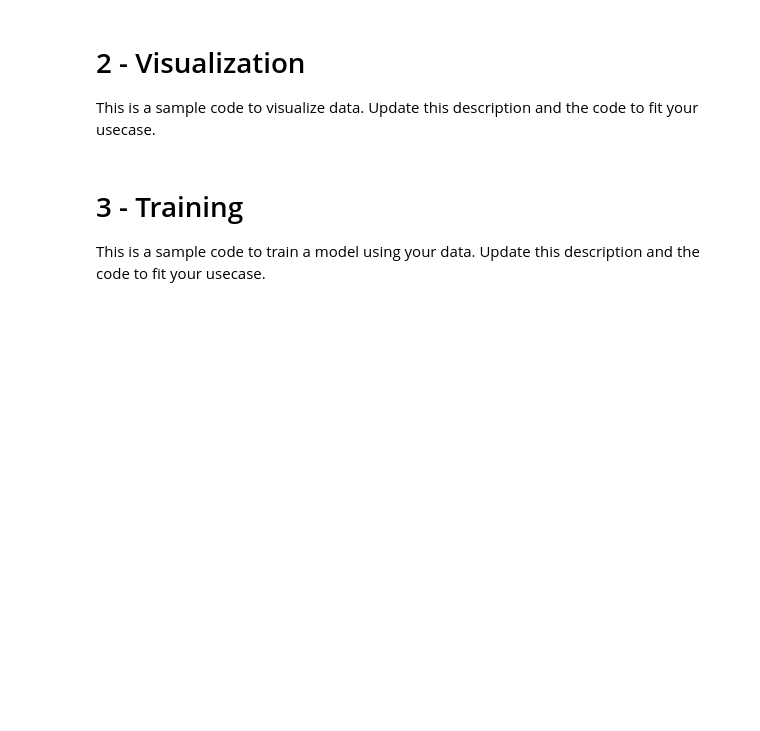
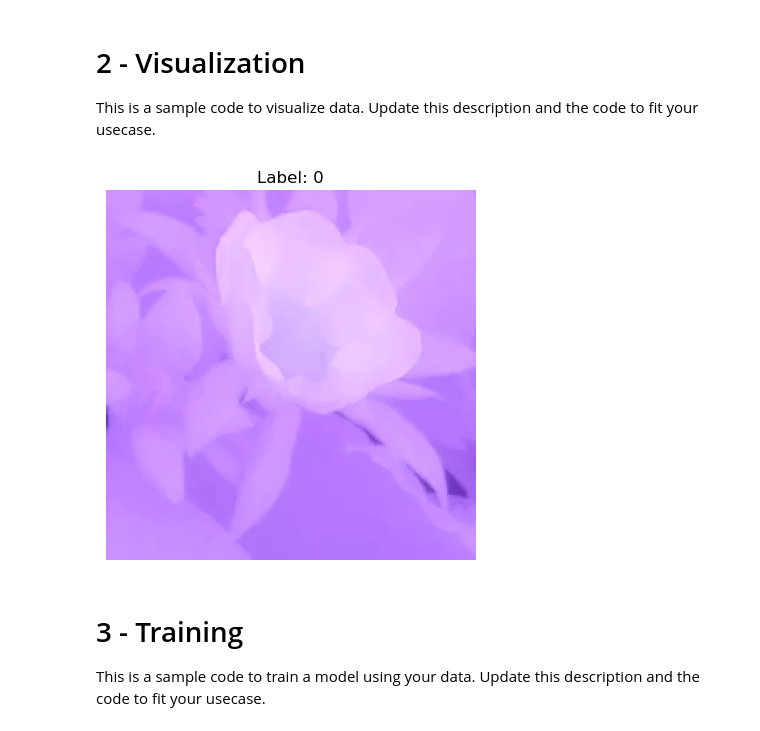
Before and after one commit to Group4-AI-Challenge/pollinator2-Challenge-M1-AI, a Jupyter notebook: Starting_Kit/README.ipynb, the cells around one changed output. Saved outputs shown, nothing was run; the diff lists cells and outputs as text; code cells hidden in the pictures; blank space fills up the shorter version.

Commit message:
adding reading data

```diff
--- a/Starting_Kit/README.ipynb
+++ b/Starting_Kit/README.ipynb
@@ -37,11 +96,27 @@ class Data:
 
     def load_data(self):
         # TODO: complete this function to load data. You can add more functions if needed
-        pass
+        files = os.listdir(self.data_dir)
+        files = [f for f in files if f.endswith('.h5')]
+        self.data = [read_h5(self.data_dir, f) for f in files]
+
+
+
+
+
+    def get_image(self, index):
+        return self.data["images"][index]
+
+    def get_label(self, index):
+        return self.data["labels"][index]
 # %%
+# # Example usage
+# data = Data(data_dir="./data")
+
 # Example usage
-data = Data(data_dir="./data")
-data.load_data()
+DATA_DIR = "data"
+data = Data(data_dir=DATA_DIR)
+print(data.load_data())
 # %% [markdown]
 # 2 - Visualization
 This is a sample code to visualize data. Update this description and the code to fit your usecase.
@@ -51,13 +126,21 @@ class Visualize:
         # Modify the constructor as you want
         self.data = data
 
-    def plot_data(self):
+    def plot_data(self, index):
     # TODO: complete this function to visualize your data. You can add more functions if needed
-        pass
+
+
+        # Extract single image and its label
+        img = self.data.get_image(index)
+        lbl = self.data.get_label(index)
+        # visualize one image from the data
+        plot_image(img, lbl)
 # %%
 # Example usage
 visualize = Visualize(data=data)
-visualize.plot_data()
+visualize.plot_data(420)
+# %% [output]
+[figure, added]
 # %% [markdown]
 # 3 - Training
 This is a sample code to train a model using your data. Update this description and the code to fit your usecase.
```
Also changed, not shown: parts of 2 cells of this notebook.
